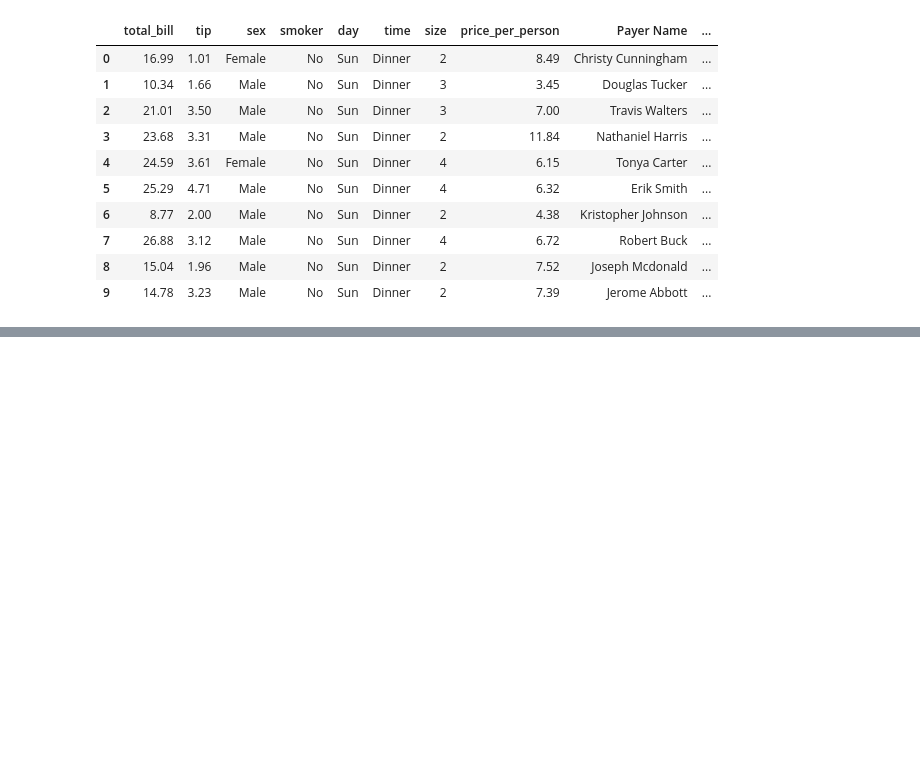
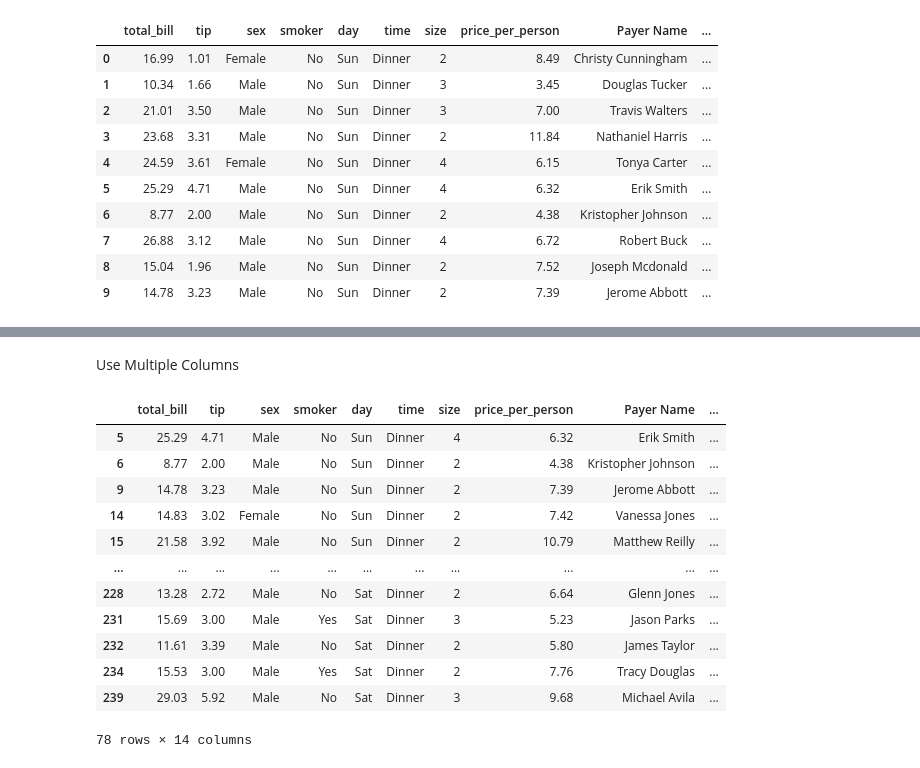
Before and after one commit to krishna-guntur/data-analysis-python, a Jupyter notebook: pandas/03-useful-methods.ipynb, the cells around one changed output, grey strips where cells are left out. Drawn from its saved outputs; the diff is of its cells as text; code cells hidden in the pictures; blank space fills up the shorter version.

```diff
--- a/pandas/03-useful-methods.ipynb
+++ b/pandas/03-useful-methods.ipynb
@@ -56,0 +72,26 @@ df.head(10)
+# %% [markdown]
+Use Multiple Columns
+# %%
+def quality(total_bill, tip):
+  if tip/total_bill > 0.18:
+    return 'Generous'
+  else:
+    return 'Cheap'
+# %%
+df['tip_quality'] = df[['total_bill','tip']].apply(lambda df: quality(df['total_bill'], df['tip']),axis=1)
+# %%
+df[df['tip_quality'] == 'Generous']
+# %% [output]
+|  | total_bill | tip | sex | smoker | day | time | size | price_per_person | Payer Name | ... |
+| 5 | 25.29 | 4.71 | Male | No | Sun | Dinner | 4 | 6.32 | Erik Smith | ... |
+| 6 | 8.77 | 2.00 | Male | No | Sun | Dinner | 2 | 4.38 | Kristopher Johnson | ... |
+| 9 | 14.78 | 3.23 | Male | No | Sun | Dinner | 2 | 7.39 | Jerome Abbott | ... |
+| 14 | 14.83 | 3.02 | Female | No | Sun | Dinner | 2 | 7.42 | Vanessa Jones | ... |
+| 15 | 21.58 | 3.92 | Male | No | Sun | Dinner | 2 | 10.79 | Matthew Reilly | ... |
+| ... | ... | ... | ... | ... | ... | ... | ... | ... | ... | ... |
+| 228 | 13.28 | 2.72 | Male | No | Sat | Dinner | 2 | 6.64 | Glenn Jones | ... |
+| 231 | 15.69 | 3.00 | Male | Yes | Sat | Dinner | 3 | 5.23 | Jason Parks | ... |
+| 232 | 11.61 | 3.39 | Male | No | Sat | Dinner | 2 | 5.80 | James Taylor | ... |
+| 234 | 15.53 | 3.00 | Male | Yes | Sat | Dinner | 2 | 7.76 | Tracy Douglas | ... |
+| 239 | 29.03 | 5.92 | Male | No | Sat | Dinner | 3 | 9.68 | Michael Avila | ... |
+78 rows × 14 columns
```
Also changed, not shown: parts of 15 cells of this notebook, 2 other files.
